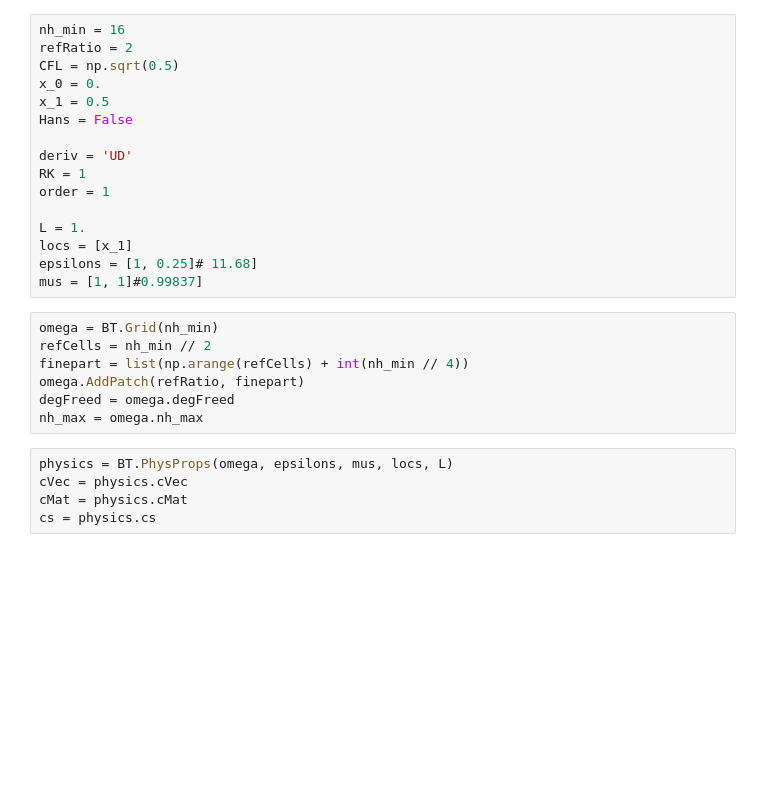
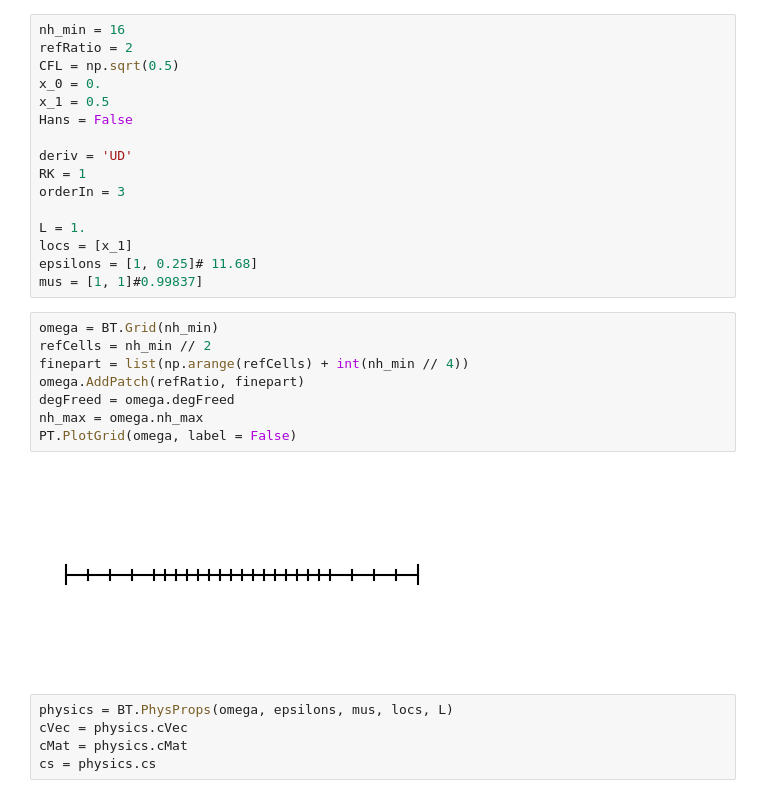
Before and after one commit to 88Sasha88/FV_MG, a Jupyter notebook: RefluxAttempt.ipynb, the cells around one changed output. Saved outputs shown, nothing was run; the diff lists cells and outputs as text; blank space fills up the shorter version.

```diff
--- a/RefluxAttempt.ipynb
+++ b/RefluxAttempt.ipynb
@@ -38,7 +36,7 @@ Hans = False
 
 deriv = 'UD'
 RK = 1
-order = 1
+orderIn = 3
 
 L = 1.
 locs = [x_1]
@@ -47,10 +45,13 @@ mus = [1, 1]#0.99837]
 # %%
 omega = BT.Grid(nh_min)
 refCells = nh_min // 2
 finepart = list(np.arange(refCells) + int(nh_min // 4))
 omega.AddPatch(refRatio, finepart)
 degFreed = omega.degFreed
 nh_max = omega.nh_max
+PT.PlotGrid(omega, label = False)
+# %% [output]
+[figure, added]
 # %%
 physics = BT.PhysProps(omega, epsilons, mus, locs, L)
 cVec = physics.cVec
```
Also changed, not shown: parts of 13 cells of this notebook, 5 other files.
